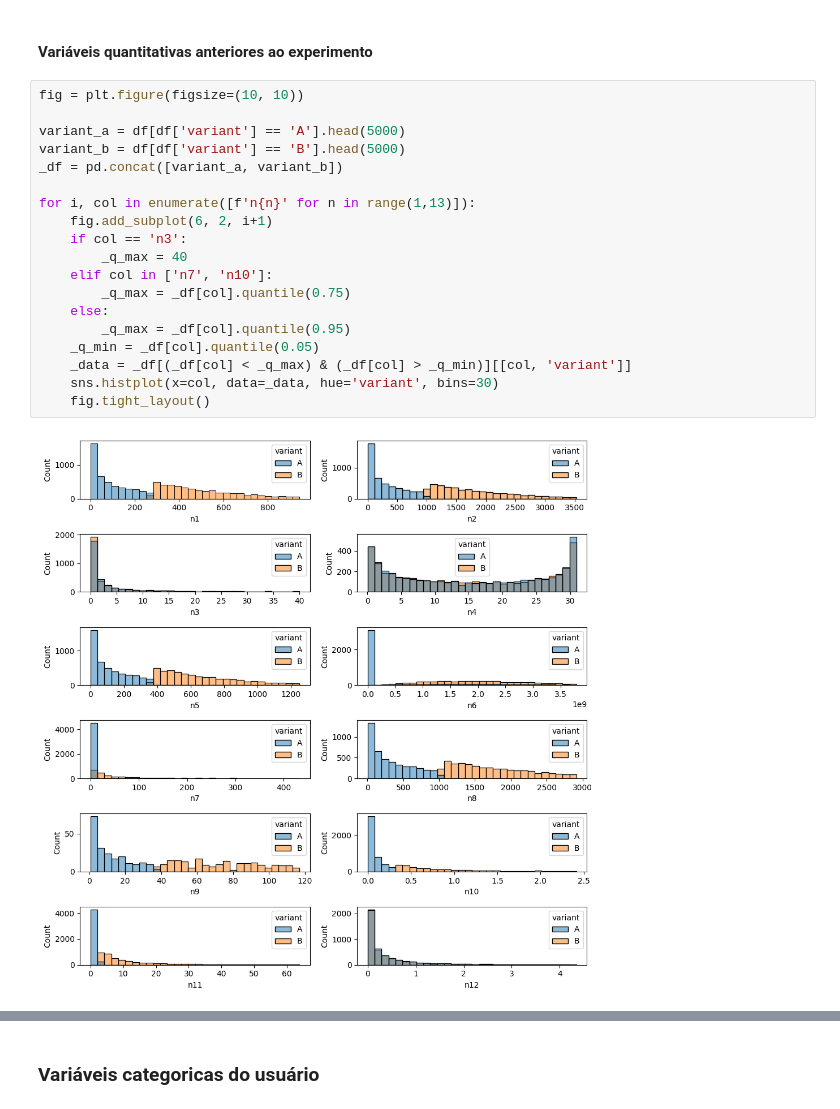
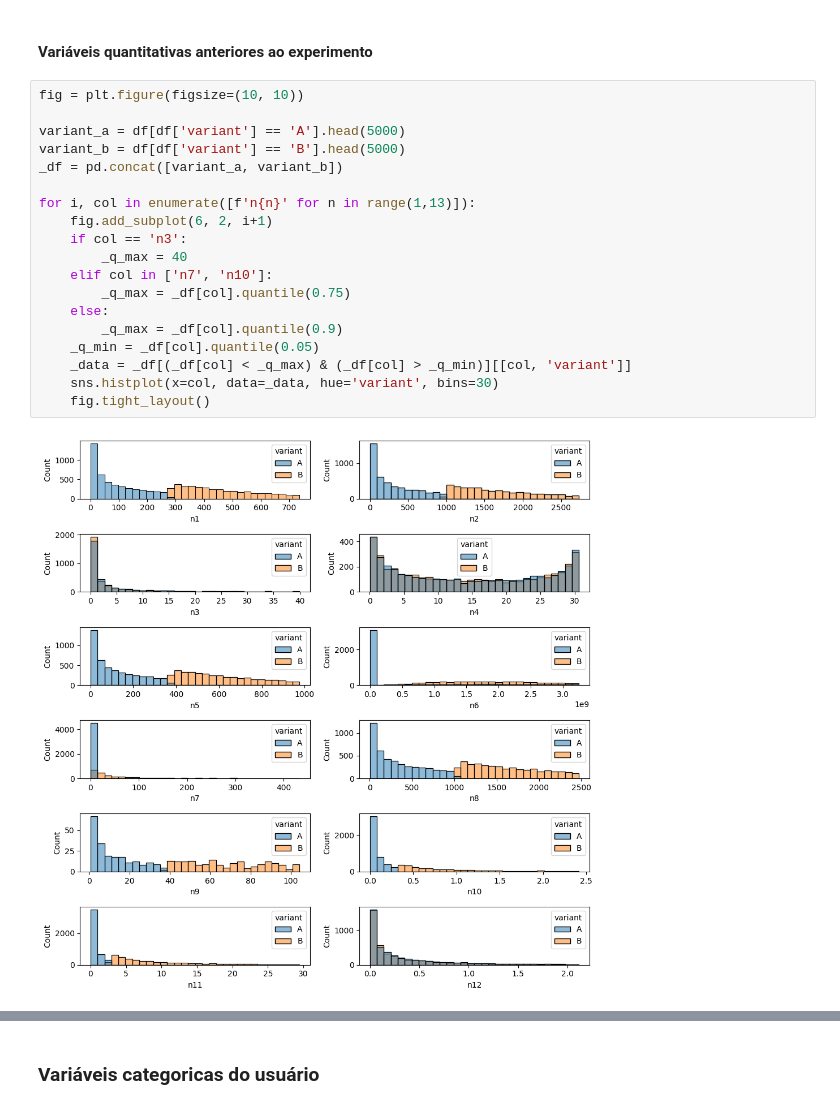
Before and after one commit to oihugu/Case-Hotmart, a Jupyter notebook: main.ipynb, the cells around one changed output, grey strips where cells are left out. Drawn from its saved outputs; the diff is of its cells as text.

```diff
--- a/main.ipynb
+++ b/main.ipynb
@@ -258,21 +258,21 @@ _df.groupby('c6')[['n14']].mean().sort_values(by='n14', ascending=False).tail(5)
 # %%
 fig = plt.figure(figsize=(10, 10))
 
 variant_a = df[df['variant'] == 'A'].head(5000)
 variant_b = df[df['variant'] == 'B'].head(5000)
 _df = pd.concat([variant_a, variant_b])
 
 for i, col in enumerate([f'n{n}' for n in range(1,13)]):
     fig.add_subplot(6, 2, i+1)
     if col == 'n3':
         _q_max = 40
     elif col in ['n7', 'n10']:
         _q_max = _df[col].quantile(0.75)
     else:
-        _q_max = _df[col].quantile(0.95)
+        _q_max = _df[col].quantile(0.9)
     _q_min = _df[col].quantile(0.05)
     _data = _df[(_df[col] < _q_max) & (_df[col] > _q_min)][[col, 'variant']]
     sns.histplot(x=col, data=_data, hue='variant', bins=30)
     fig.tight_layout()
 # %% [output]
-[figure, old version]
+[figure, new version]
```
Also changed, not shown: parts of 31 cells of this notebook, 1 other file.
